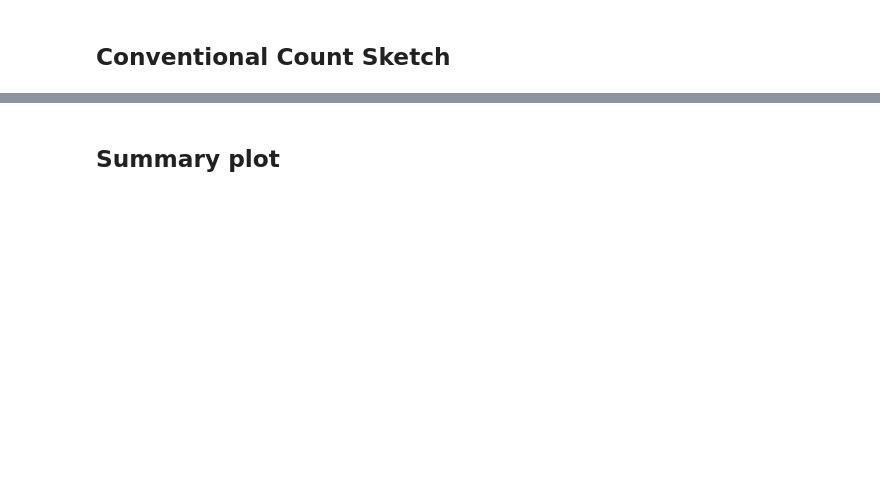
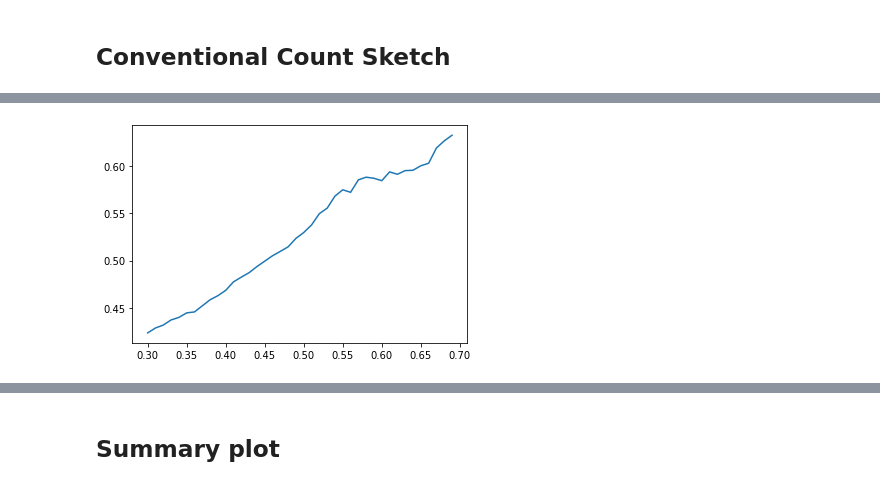
Before and after one commit to apd10/CompressCovariance, a Jupyter notebook: Gisette_experiment.ipynb, the cells around one changed output, grey strips where cells are left out. Drawn from its saved outputs; the diff is of its cells as text; code cells hidden in the pictures; blank space fills up the shorter version.

```diff
--- a/Gisette_experiment.ipynb
+++ b/Gisette_experiment.ipynb
@@ -418,24 +419,29 @@ Best F1 Score:  0.5351473922902495
 # %%
 max_F1_score_list_2 = []
 
 
 for signal in signal_list:
     max_F1_score = 0
     for thres in np.arange(signal-0.1, signal+0.4, 0.01):
         positive_index = (np.abs(off_diag)>signal)
         predict_positive_index = (np.abs(var_off_diag_3)>thres)
         fn = np.sum(positive_index*(1-predict_positive_index))
         tp = np.sum(predict_positive_index*positive_index)
 
         precision = tp/np.sum(predict_positive_index)
         recall = tp/(tp+fn)
 
         ## Deviation from the true covariance matrix
         max_F1_score = max(max_F1_score, 2*precision*recall/(precision+recall))
     max_F1_score_list_2 += [max_F1_score]
 
-with open('./gisette/results/max_F1_score_list(vanilla_CS).pickle', 'wb') as handle:
-    pickle.dump(max_F1_score_list_2, handle, protocol=pickle.HIGHEST_PROTOCOL)
+plt.plot(signal_list, max_F1_score_list_2)
+plt.show()
+
+# with open('./gisette/results/max_F1_score_list(vanilla_CS).pickle', 'wb') as handle:
+#     pickle.dump(max_F1_score_list_2, handle, protocol=pickle.HIGHEST_PROTOCOL)
+# %% [output]
+[figure, added]
 # %%
 # threshold_list = np.arange(0.3, 1.1, 0.005)
 
```
Also changed, not shown: parts of 10 cells of this notebook.
